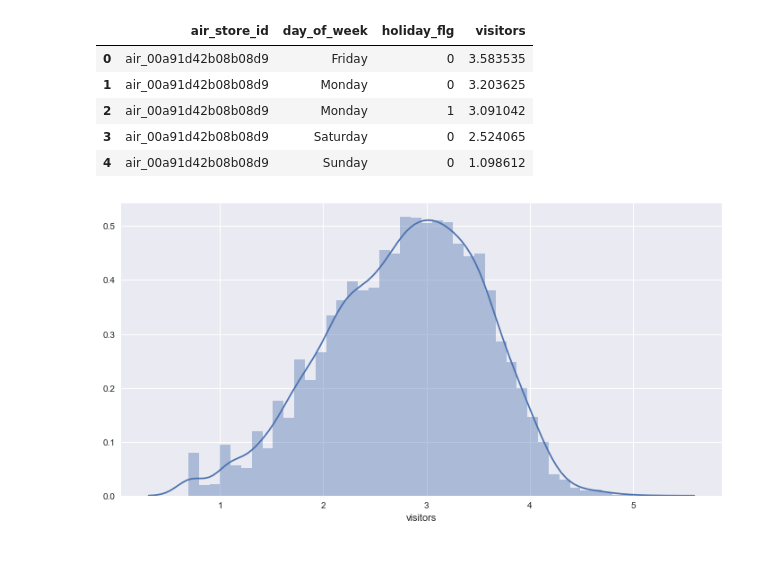
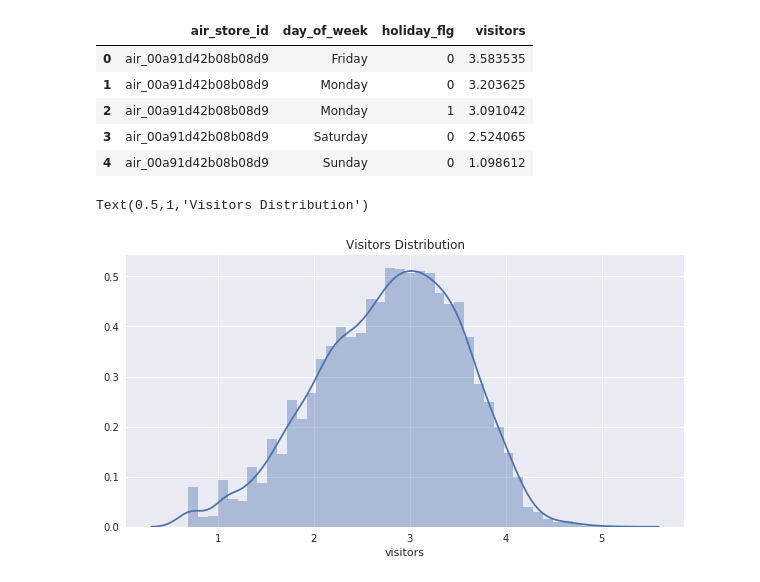
Before and after one commit to EulerFaria/Machine-Learning-Final-Project, a Jupyter notebook: Recruit Restaurant Visitor Forecasting.ipynb, the cells around one changed output. Saved outputs shown, nothing was run; the diff lists cells and outputs as text; code cells hidden in the pictures.

```diff
--- a/Recruit Restaurant Visitor Forecasting.ipynb
+++ b/Recruit Restaurant Visitor Forecasting.ipynb
@@ -262,3 +92,5 @@ air_visit_data.head(5)
 # %%
 visit_data = air_visit_data.merge(date_info, left_on='visit_date', right_on='calendar_date', how='left')
 visit_data.drop('calendar_date', axis=1, inplace=True)
+
+visit_data['visitors_log'] = visit_data.visitors.map(pd.np.log1p)
@@ -296,3 +129,0 @@ Name: visitors, dtype: float64
-# %%
-visit_data['visitors'] = visit_data.visitors.map(pd.np.log1p)
-visit_data['visitors'].describe()
@@ -330,3 +134,3 @@ visit_data.shape
 # %%
-visitors = visit_data.groupby(['air_store_id', 'day_of_week', 'holiday_flg']).apply(lambda x:( (x.weight * x.visitors).sum() / x.weight.sum() )).reset_index()
+visitors = visit_data.groupby(['air_store_id', 'day_of_week', 'holiday_flg']).apply(lambda x:( (x.weight * x.visitors_log).sum() / x.weight.sum() )).reset_index()
 visitors.rename(columns={0:'visitors'}, inplace=True)
@@ -344,10 +144,10 @@ visitors.head(5)
 | 3 | air_00a91d42b08b08d9 | Saturday | 0 | 2.524065 |
 | 4 | air_00a91d42b08b08d9 | Sunday | 0 | 1.098612 |
 # %%
-plt.figure(figsize=(12,6))
+plt.figure(figsize=(10,5))
 sns.distplot(visitors['visitors'])
 #plt.xscale('log')
-#plt.title("Shares Distribution")
-plt.show()
+plt.title("Visitors Distribution")
 # %% [output]
+Text(0.5,1,'Visitors Distribution')
-[figure, old version]
+[figure, new version]
```
Also changed, not shown: parts of 59 cells of this notebook, 1 other file.
